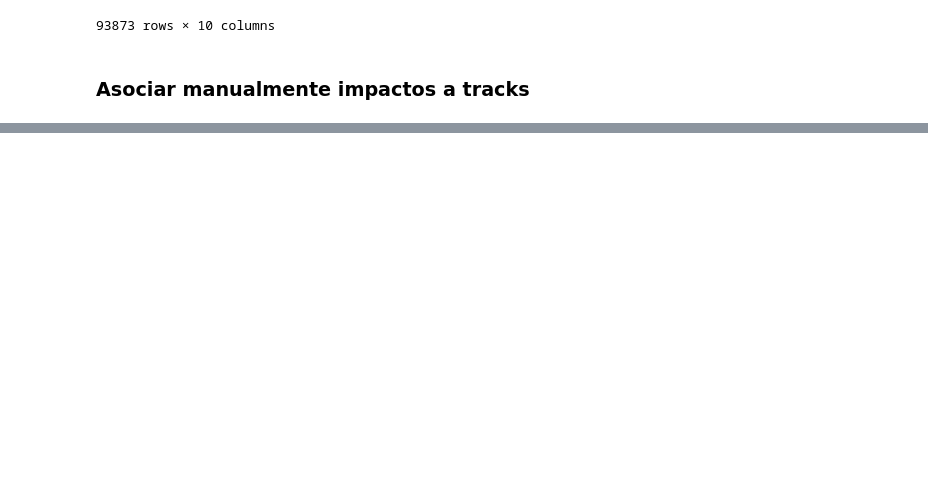
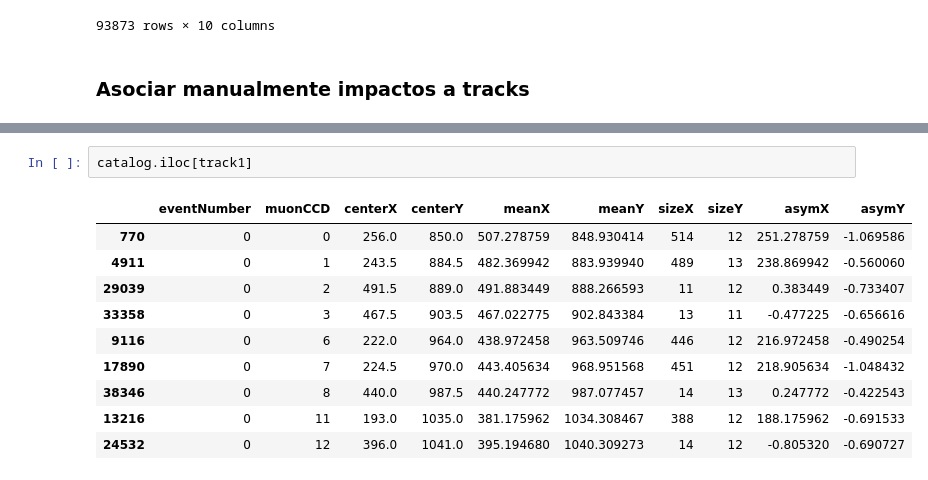
Before and after one commit to santi-acv/connie_tracking, a Jupyter notebook: leer_datos_connie.ipynb, the cells around one changed output, grey strips where cells are left out. Cells and saved outputs as stored; diff of their text form; blank space fills up the shorter version.

```diff
--- a/leer_datos_connie.ipynb
+++ b/leer_datos_connie.ipynb
@@ -274,0 +287,13 @@ view_event(first_run, 4911, x_=x, y_=y, r_=20)
+# %%
+catalog.iloc[track1]
+# %% [output]
+|  | eventNumber | muonCCD | centerX | centerY | meanX | meanY | sizeX | sizeY | asymX | asymY |
+| 770 | 0 | 0 | 256.0 | 850.0 | 507.278759 | 848.930414 | 514 | 12 | 251.278759 | -1.069586 |
+| 4911 | 0 | 1 | 243.5 | 884.5 | 482.369942 | 883.939940 | 489 | 13 | 238.869942 | -0.560060 |
+| 29039 | 0 | 2 | 491.5 | 889.0 | 491.883449 | 888.266593 | 11 | 12 | 0.383449 | -0.733407 |
+| 33358 | 0 | 3 | 467.5 | 903.5 | 467.022775 | 902.843384 | 13 | 11 | -0.477225 | -0.656616 |
+| 9116 | 0 | 6 | 222.0 | 964.0 | 438.972458 | 963.509746 | 446 | 12 | 216.972458 | -0.490254 |
+| 17890 | 0 | 7 | 224.5 | 970.0 | 443.405634 | 968.951568 | 451 | 12 | 218.905634 | -1.048432 |
+| 38346 | 0 | 8 | 440.0 | 987.5 | 440.247772 | 987.077457 | 14 | 13 | 0.247772 | -0.422543 |
+| 13216 | 0 | 11 | 193.0 | 1035.0 | 381.175962 | 1034.308467 | 388 | 12 | 188.175962 | -0.691533 |
+| 24532 | 0 | 12 | 396.0 | 1041.0 | 395.194680 | 1040.309273 | 14 | 12 | -0.805320 | -0.690727 |
```
Also changed, not shown: parts of 15 cells of this notebook, 1 other file.
